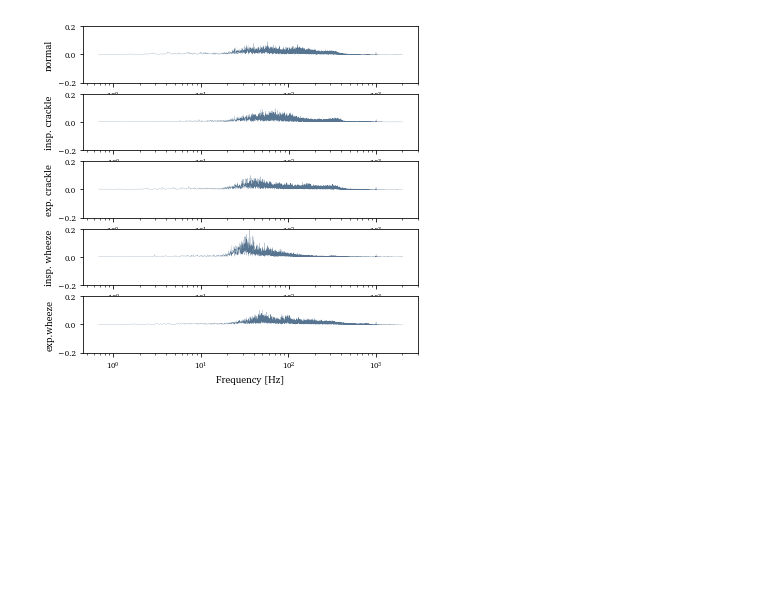
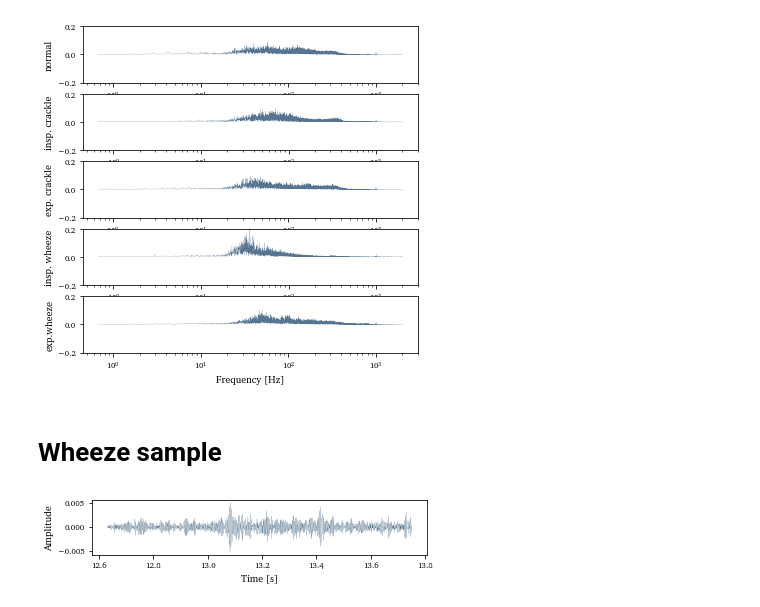
Before and after one commit to AndrineElse/AndrineElsetronning_Master2021, a Jupyter notebook: src/visualization/visualize_hear_UiT.ipynb, the cells around one changed output. Cells and saved outputs as stored; diff of their text form; code cells hidden in the pictures; blank space fills up the shorter version.

```diff
--- a/src/visualization/visualize_hear_UiT.ipynb
+++ b/src/visualization/visualize_hear_UiT.ipynb
@@ -340,3 +340,5 @@ for (name,label), ax in zip(labels.items(), axs):
 f.savefig(figure_path + f'lung_sound_uit_ex_fft.pdf', bbox_inches='tight')
 # %% [output]
 [figure]
+# %% [markdown]
+# Wheeze sample
@@ -342,0 +366,38 @@ f.savefig(figure_path + f'lung_sound_uit_ex_fft.pdf', bbox_inches='tight')
+# %%
+file = '/home/andrine/Desktop/dataTromso/Hasse413/15787533_lungelyd_6.wav'
+
+sr, audio = utility.read_wav_file(file, target_rate)
+audio = utility.denoise_audio(audio)
+audio, sr = utility.downsample(audio, sr, 8000), 8000
+audio = np.apply_along_axis(bandpass_filter, 0, audio).astype('float64')
+# %%
+duration = float(len(audio)) / sr
+T = 1.0/sr
+N = int(duration / T)
+x = np.linspace(0.0, N*T, N +1 )
+if len(x) != len(audio):
+    x = np.linspace(0.0, N*T, N)
+
+start = 12.631
+
+stop = 13.75
+
+x1 = np.where(x >= start)[0][0]
+x2 = np.where(x >= stop)[0][0]
+
+fig, ax = plt.subplots(1,1)
+fig.set_size_inches(6, 1)
+
+ax.plot(x[x1:x2], audio[x1:x2], linewidth = 0.2, c = colors[2])
+
+for label in ax.get_yticklabels() :
+        label.set_fontproperties(font_small)
+for label in ax.get_xticklabels() :
+    label.set_fontproperties(font_small)
+
+ax.set_ylabel('Amplitude', fontproperties = font)
+ax.set_xlabel('Time [s]', fontproperties = font)
+
+fig.savefig(figure_path + f'wheeze_zoomed.pdf', bbox_inches='tight')
+# %% [output]
+[figure, added]
```
Also changed, not shown: parts of 11 cells of this notebook, 5 other files.
